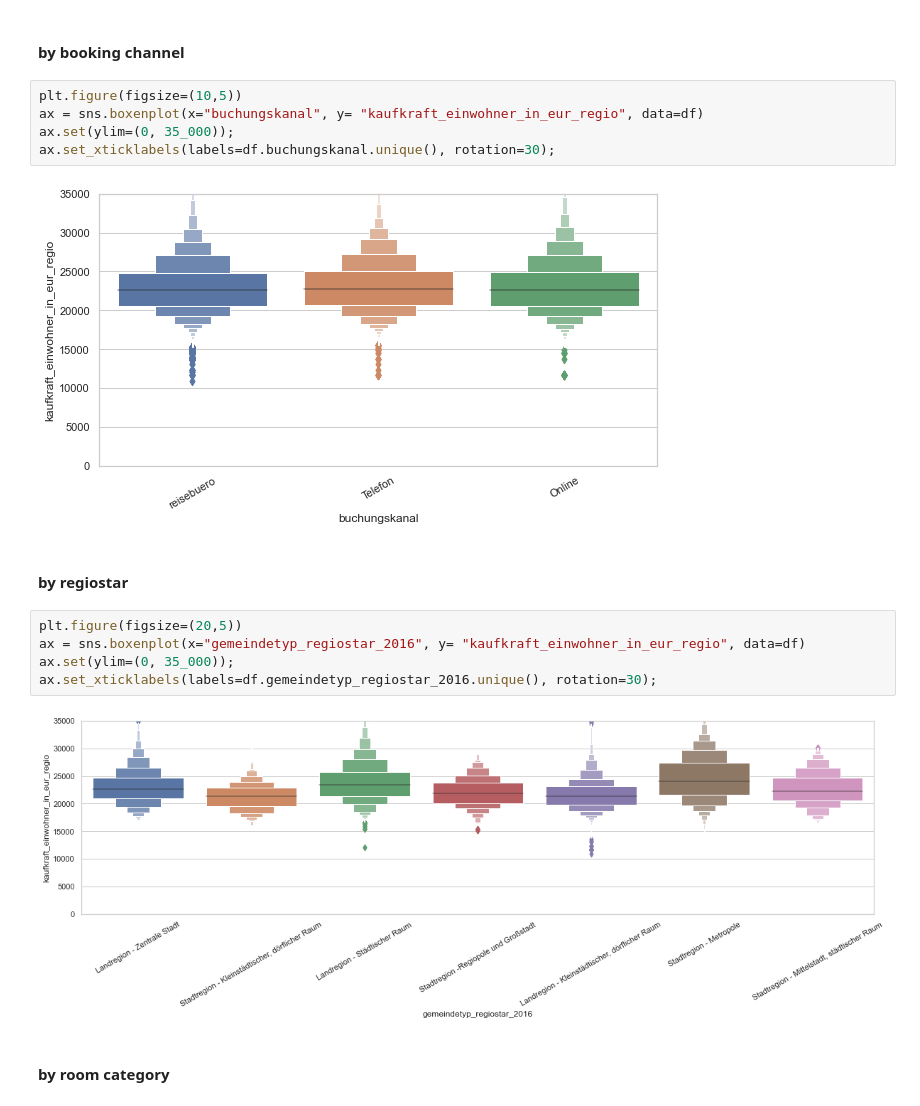
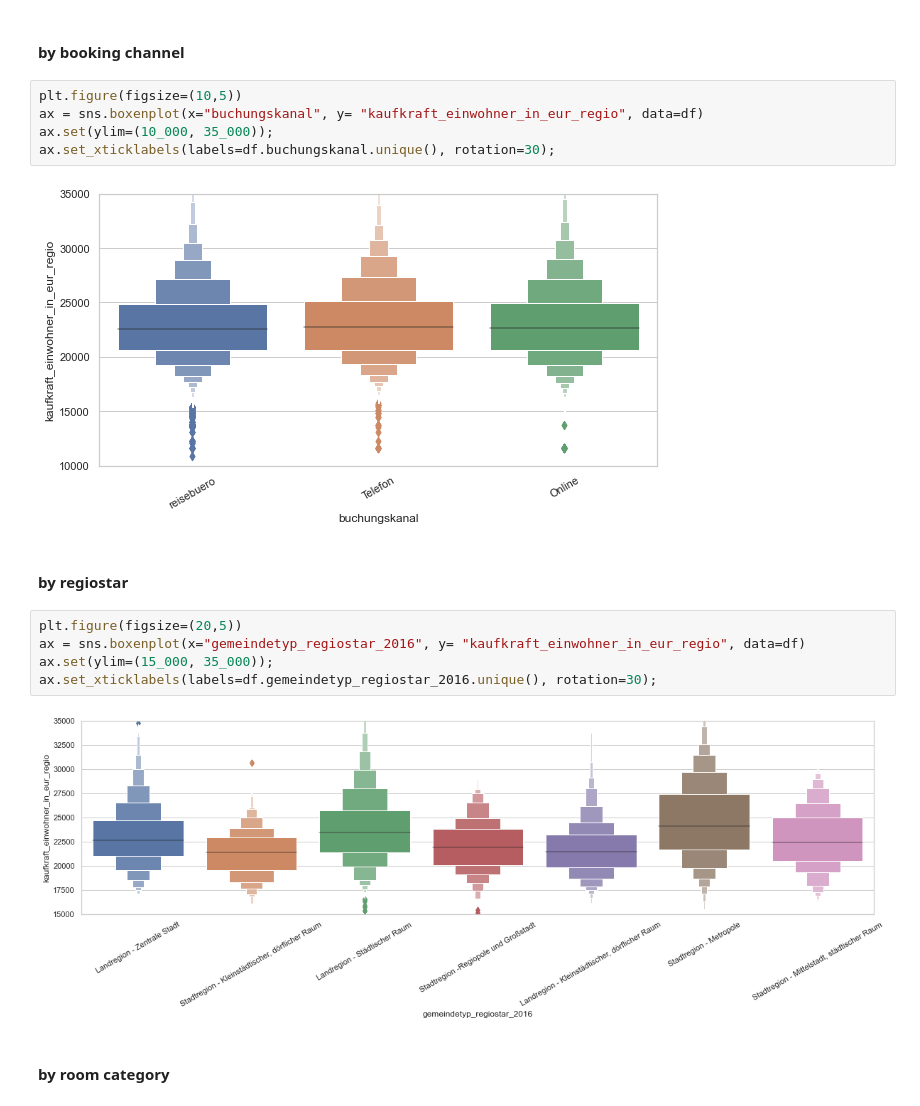
Before and after one commit to argv1/Booking-Prediction-EDA, a Jupyter notebook: 2-Features_and_EDA.ipynb, the cells around one changed output. Saved outputs shown, nothing was run; the diff lists cells and outputs as text.

```diff
--- a/2-Features_and_EDA.ipynb
+++ b/2-Features_and_EDA.ipynb
@@ -967,19 +954,19 @@ ax.set_xticklabels(labels=df.destination.unique(), rotation=30);
 # %%
 plt.figure(figsize=(10,5))
 ax = sns.boxenplot(x="buchungskanal", y= "kaufkraft_einwohner_in_eur_regio", data=df)
-ax.set(ylim=(0, 35_000));
+ax.set(ylim=(10_000, 35_000));
 ax.set_xticklabels(labels=df.buchungskanal.unique(), rotation=30);
 # %% [output]
-[figure, old version]
+[figure, new version]
 # %% [markdown]
 #### by regiostar
 # %%
 plt.figure(figsize=(20,5))
 ax = sns.boxenplot(x="gemeindetyp_regiostar_2016", y= "kaufkraft_einwohner_in_eur_regio", data=df)
-ax.set(ylim=(0, 35_000));
+ax.set(ylim=(15_000, 35_000));
 ax.set_xticklabels(labels=df.gemeindetyp_regiostar_2016.unique(), rotation=30);
 # %% [output]
-[figure, old version]
+[figure, new version]
 # %% [markdown]
 #### by room category
 # %%
```
Also changed, not shown: parts of 63 cells of this notebook, 2 other files.
